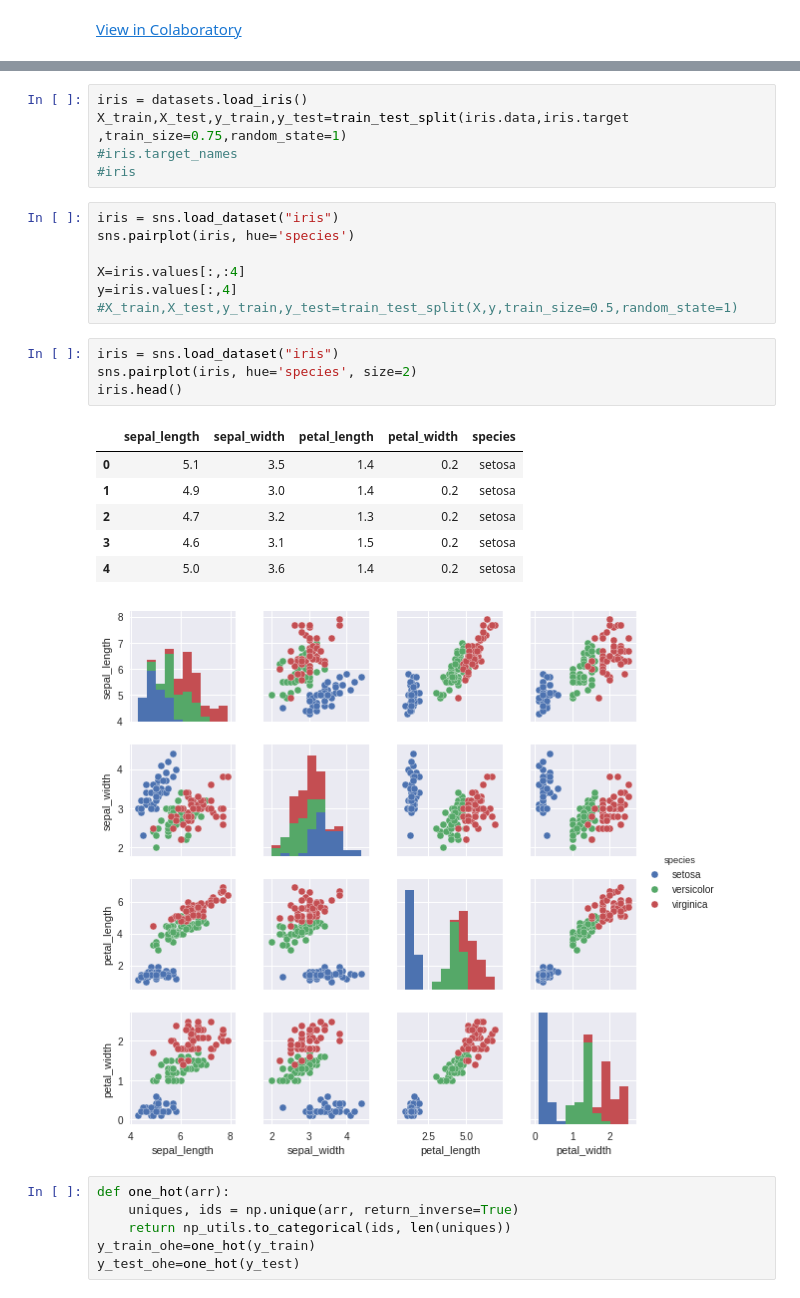
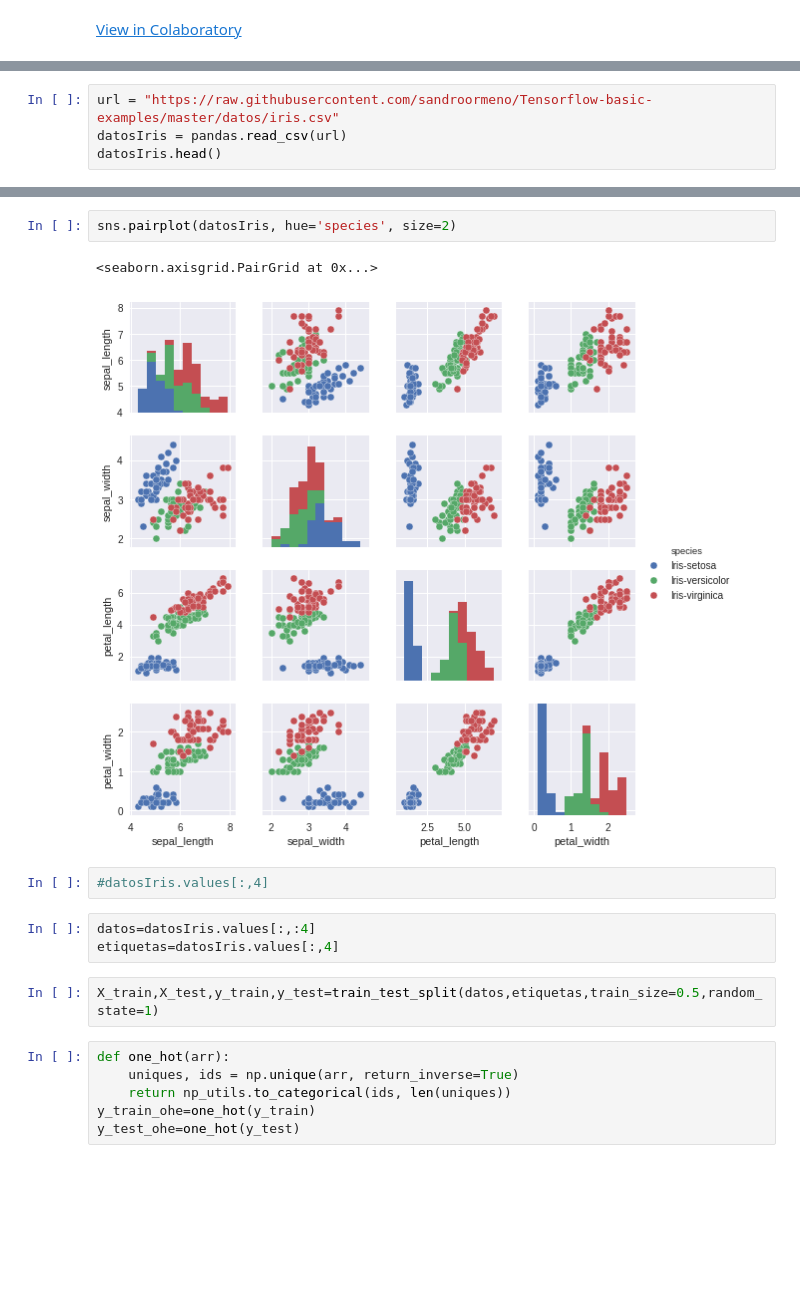
Before and after one commit to sandroormeno/Tensorflow-basic-examples, a Jupyter notebook: keras_Iris.ipynb, the cells around one changed output, grey strips where cells are left out. Saved outputs shown, nothing was run; the diff lists cells and outputs as text; blank space fills up the shorter version.

```diff
--- a/keras_Iris.ipynb
+++ b/keras_Iris.ipynb
@@ -12,0 +12,4 @@ import seaborn as sns
+# %%
+url = "https://raw.githubusercontent.com/sandroormeno/Tensorflow-basic-examples/master/datos/iris.csv"
+datosIris = pandas.read_csv(url)
+datosIris.head()
@@ -13,27 +23,15 @@ import seaborn as sns
+# %%
+sns.pairplot(datosIris, hue='species', size=2)
+# %% [output]
+<seaborn.axisgrid.PairGrid at 0x...>
+[figure, added]
+# %%
+#datosIris.values[:,4]
+# %%
+datos=datosIris.values[:,:4]
+etiquetas=datosIris.values[:,4]
 # %%
-iris = datasets.load_iris()
-X_train,X_test,y_train,y_test=train_test_split(iris.data,iris.target ,train_size=0.75,random_state=1)
-#iris.target_names
-#iris
+X_train,X_test,y_train,y_test=train_test_split(datos,etiquetas,train_size=0.5,random_state=1)
-# %%
-iris = sns.load_dataset("iris")
-sns.pairplot(iris, hue='species')
-
-X=iris.values[:,:4]
-y=iris.values[:,4]
-#X_train,X_test,y_train,y_test=train_test_split(X,y,train_size=0.5,random_state=1)
-# %%
-iris = sns.load_dataset("iris")
-sns.pairplot(iris, hue='species', size=2)
-iris.head()
-# %% [output]
-|  | sepal_length | sepal_width | petal_length | petal_width | species |
-| 0 | 5.1 | 3.5 | 1.4 | 0.2 | setosa |
-| 1 | 4.9 | 3.0 | 1.4 | 0.2 | setosa |
-| 2 | 4.7 | 3.2 | 1.3 | 0.2 | setosa |
-| 3 | 4.6 | 3.1 | 1.5 | 0.2 | setosa |
-| 4 | 5.0 | 3.6 | 1.4 | 0.2 | setosa |
-[figure, removed]
 # %%
 def one_hot(arr):
     uniques, ids = np.unique(arr, return_inverse=True)
```
Also changed, not shown: parts of 7 cells of this notebook.
